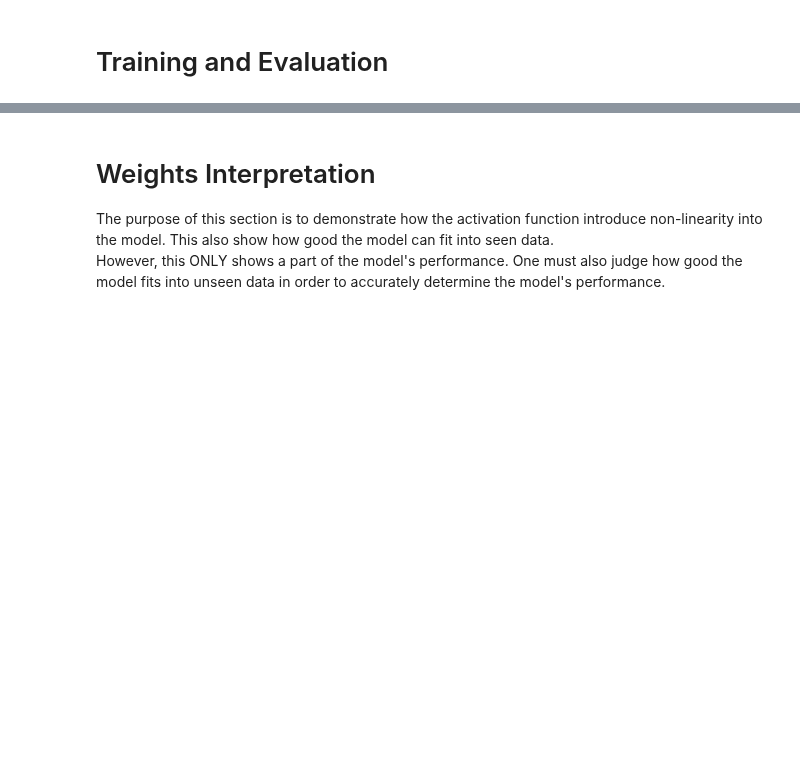
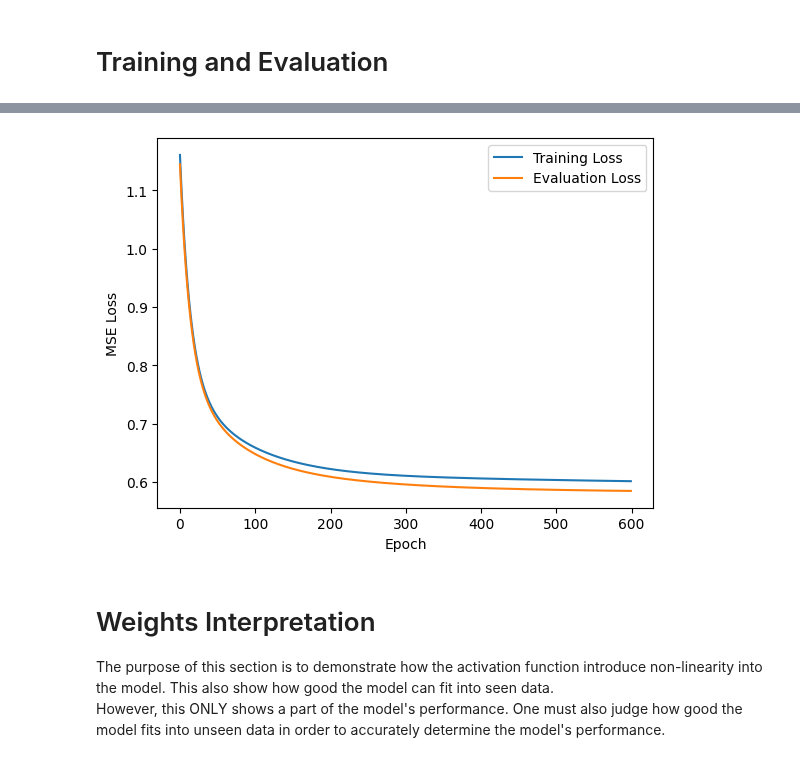
Before and after one commit to Ngoc-Cac/Deep-Learning-with-PyTorch, a Jupyter notebook: Topics/Fully Connected Network/1. FCN_demo.ipynb, the cells around one changed output, grey strips where cells are left out. Cells and saved outputs as stored; diff of their text form; code cells hidden in the pictures; blank space fills up the shorter version.

```diff
--- a/Topics/Fully Connected Network/1. FCN_demo.ipynb
+++ b/Topics/Fully Connected Network/1. FCN_demo.ipynb
@@ -131,7 +135,6 @@ def test_model(
 # %% [markdown]
 # Training and Evaluation
 # %%
-
 def train_epochs(
     model: nn.Module,
     train_loader: tuple[DataLoader, DataLoader],
@@ -142,17 +145,28 @@ def train_epochs(
 ):
     num_dig = int(math.log10(epochs)) + 1
     update_rate = 1 if epochs <= 20 else 10
+    loss = {
+        'train': [],
+        'eval': []
+    }
 
     for epoch in range(epochs):
         if not epoch % update_rate:
             print(f"Epoch {epoch + 1:>{num_dig}}/{epochs}", end=' || ', flush=True)
-        train_model(model, train_loader, loss_fn, optimizer)
-        loss, acc = test_model(model, test_loader, loss_fn, False)
+        train_loss = train_model(
+            model, train_loader, loss_fn,
+            optimizer
+        )
+        loss['train'].append(sum(train_loss) / len(train_loss))
+
+        test_loss, acc = test_model(model, test_loader, loss_fn, False)
         if not epoch % update_rate:
-            print(f"Average Loss: {loss:.6f}", flush=True)
+            print(f"Average Loss: {test_loss:.6f}", flush=True)
+        loss['eval'].append(test_loss)
+    return loss
 # %%
 batch_size = 64
-learning_rate = 0.0001
+learning_rate = 5e-5
 
 train, test = random_split(ParabolaDataset(features, labels), [.8, .2])
 train_loader = DataLoader(train, batch_size, True)
@@ -161,3 +175,8 @@ test_loader = DataLoader(test, batch_size, True)
 model = SimpleNetwork(2, 1, 10)
 loss_fn = nn.MSELoss()
 optimizer = torch.optim.SGD(model.parameters(), lr=learning_rate)
+
+global_loss = {
+    'train': [],
+    'eval': []
+}
@@ -187,0 +183,6 @@ Epoch 20/20 || Average Loss: 0.742333
+# %%
+loss = train_epochs(
+    model, train_loader, test_loader, loss_fn, optimizer, 100
+)
+global_loss['train'].extend(loss['train'])
+global_loss['eval'].extend(loss['eval'])
@@ -188,3 +200,11 @@ Epoch 20/20 || Average Loss: 0.742333
+# %%
+plt.plot(global_loss['train'], label='Training Loss')
+plt.plot(global_loss['eval'], label='Evaluation Loss')
+plt.xlabel('Epoch')
+plt.ylabel('MSE Loss')
+plt.legend();
+# %% [output]
+[figure, added]
 # %% [markdown]
 # Weights Interpretation
 The purpose of this section is to demonstrate how the activation function introduce non-linearity into the model.
```
Also changed, not shown: parts of 16 cells of this notebook.
